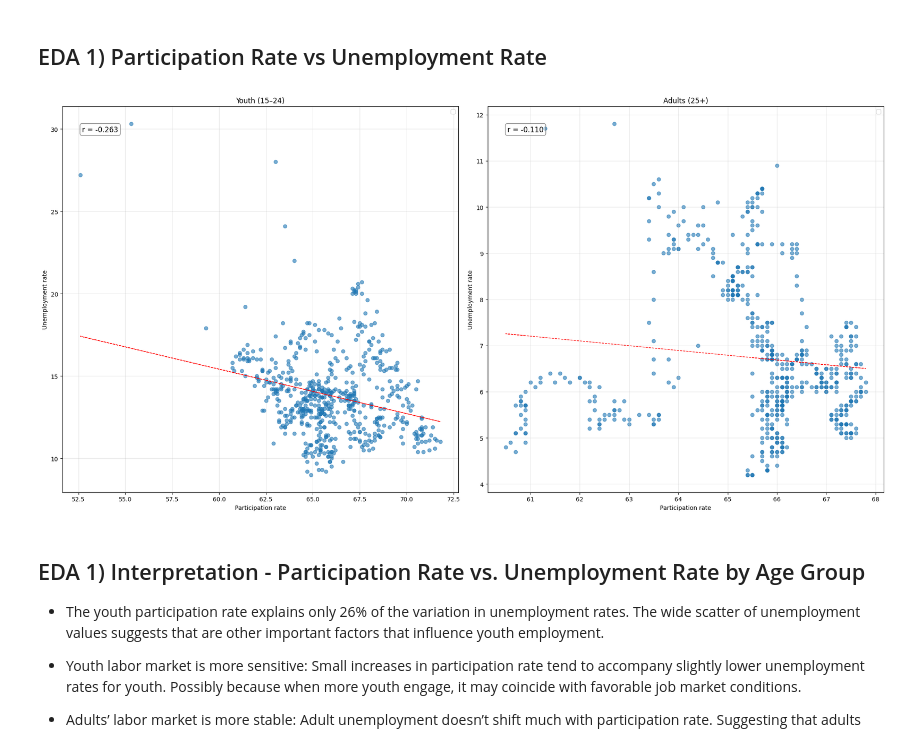
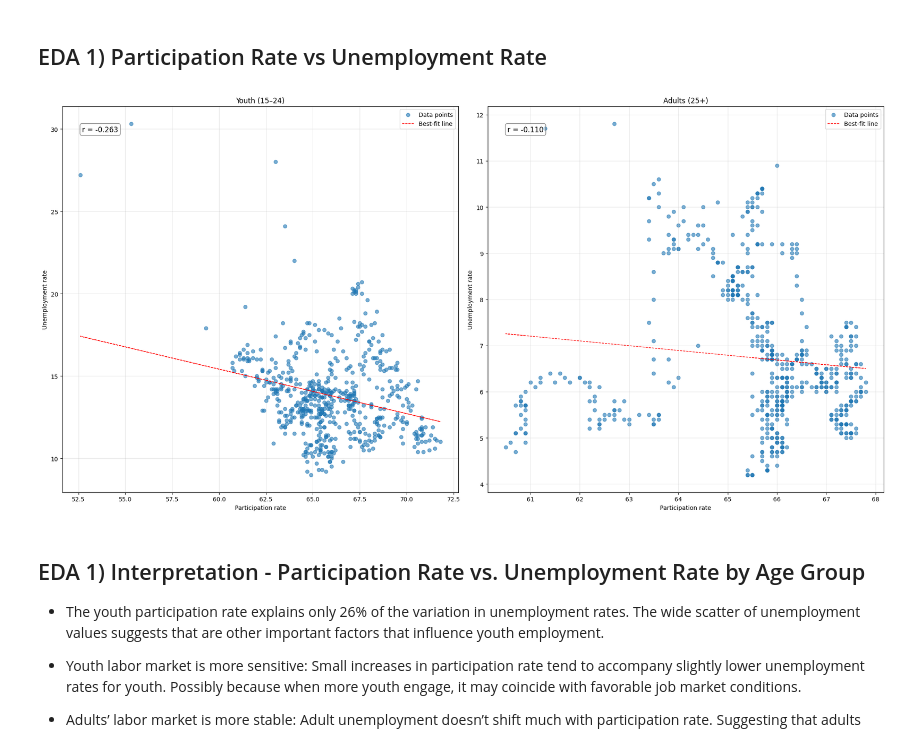
Before and after one commit to Elvi3n/Python-Canada-Youth-Unemployment-Analysis, a Jupyter notebook: Youth_Unemployment.ipynb, the cells around one changed output. Cells and saved outputs as stored; diff of their text form; code cells hidden in the pictures.

```diff
--- a/Youth_Unemployment.ipynb
+++ b/Youth_Unemployment.ipynb
@@ -110,12 +110,18 @@ def plot_correlation_subplots(df1, df2, x_col, y_col, titles=None):
         ax = axes[i]
 
         # Scatter
-        ax.scatter(df[x_col], df[y_col], color="tab:blue", alpha=0.6)
+        ax.scatter(
+            df[x_col], df[y_col],
+            color="tab:blue", alpha=0.6, label="Data points"
+        )
 
         # Best-fit line
         z = np.polyfit(df[x_col], df[y_col], 1)
         p = np.poly1d(z)
-        ax.plot(df[x_col], p(df[x_col]), "r--", linewidth=1)
+        ax.plot(
+            df[x_col], p(df[x_col]),
+            "r--", linewidth=1, label="Best-fit line"
+        )
 
         # Correlation
         r = df.corr()[y_col].loc[x_col]
@@ -123,35 +129,36 @@ def plot_correlation_subplots(df1, df2, x_col, y_col, titles=None):
         # Text box
         ax.text(
             0.05, 0.95, f"r = {r:.3f}",
             transform=ax.transAxes,
             fontsize=12,
             verticalalignment="top",
             bbox=dict(boxstyle="round,pad=0.3", facecolor="white", alpha=0.5)
         )
 
         # Labels & title
         ax.set_xlabel(x_col)
         ax.set_ylabel(y_col)
         if titles:
             ax.set_title(titles[i])
         else:
             ax.set_title(f"Correlation: {x_col} vs {y_col}")
 
+        # Now legend has real labels
         ax.legend()
         ax.grid(True, alpha=0.3)
 
     plt.tight_layout()
-    plt.show()
 
 
+# Example call
 plot_correlation_subplots(
     df_15to24_pivot, df_25up_pivot,
     x_col="Participation rate",
     y_col="Unemployment rate",
     titles=["Youth (15–24)", "Adults (25+)"]
 )
 # %% [output]
-[figure, old version]
+[figure, new version]
 # %% [markdown]
 ## EDA 1) Interpretation - Participation Rate vs. Unemployment Rate by Age Group
 
```
